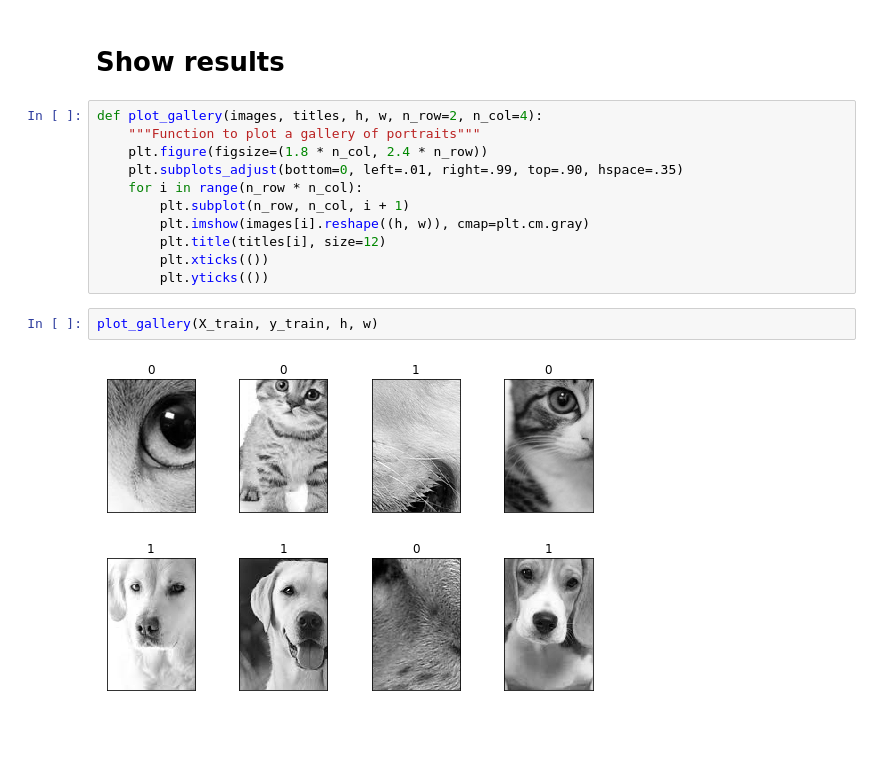
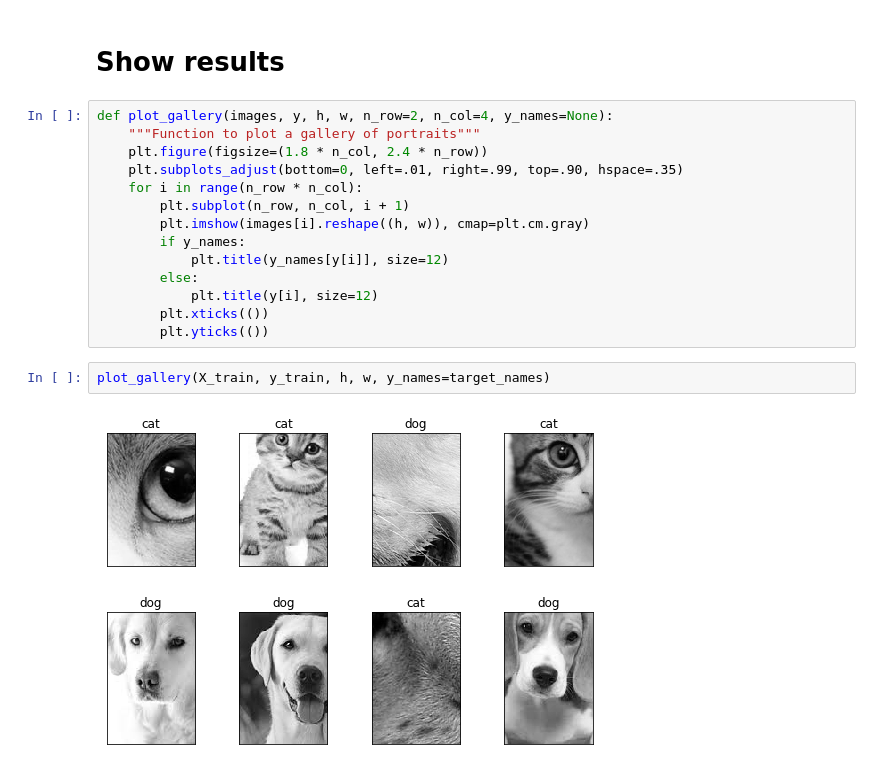
Before and after one commit to treilly94/ml_face_recognition, a Jupyter notebook: animal_recognition.ipynb, the cells around one changed output. Cells and saved outputs as stored; diff of their text form; blank space fills up the shorter version.

Commit message:
Added names to plot function

```diff
--- a/animal_recognition.ipynb
+++ b/animal_recognition.ipynb
@@ -99,17 +99,20 @@ NameError: name 'h' is not defined
 # %% [markdown]
 # Show results
 # %%
-def plot_gallery(images, titles, h, w, n_row=2, n_col=4):
+def plot_gallery(images, y, h, w, n_row=2, n_col=4, y_names=None):
     """Function to plot a gallery of portraits"""
     plt.figure(figsize=(1.8 * n_col, 2.4 * n_row))
     plt.subplots_adjust(bottom=0, left=.01, right=.99, top=.90, hspace=.35)
     for i in range(n_row * n_col):
         plt.subplot(n_row, n_col, i + 1)
         plt.imshow(images[i].reshape((h, w)), cmap=plt.cm.gray)
-        plt.title(titles[i], size=12)
+        if y_names:
+            plt.title(y_names[y[i]], size=12)
+        else:
+            plt.title(y[i], size=12)
         plt.xticks(())
         plt.yticks(())
 # %%
-plot_gallery(X_train, y_train, h, w)
+plot_gallery(X_train, y_train, h, w, y_names=target_names)
 # %% [output]
-[figure, old version]
+[figure, new version]
```
